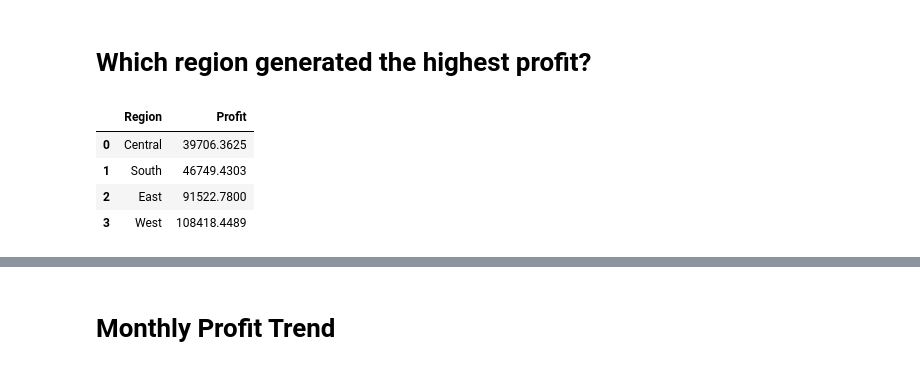
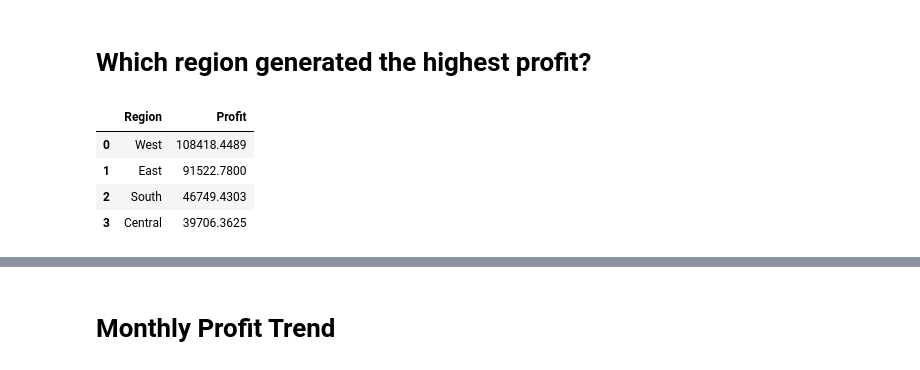
Before and after one commit to nilesh-2006/E-Commerce-Sales-Analysis, a Jupyter notebook: notebooks/05_profit_analysis.ipynb, the cells around one changed output, grey strips where cells are left out. Drawn from its saved outputs; the diff is of its cells as text; code cells hidden in the pictures.

```diff
--- a/notebooks/05_profit_analysis.ipynb
+++ b/notebooks/05_profit_analysis.ipynb
@@ -109,14 +109,14 @@ plt.show()
 # %% [markdown]
 # Which region generated the highest profit?
 # %%
-region_profit =(df.groupby("Region")["Profit"].sum().sort_values(ascending=True).reset_index())
+region_profit =(df.groupby("Region")["Profit"].sum().sort_values(ascending=False).reset_index())
 region_profit
 # %% [output]
 |  | Region | Profit |
-| 0 | Central | 39706.3625 |
-| 1 | South | 46749.4303 |
-| 2 | East | 91522.7800 |
-| 3 | West | 108418.4489 |
+| 0 | West | 108418.4489 |
+| 1 | East | 91522.7800 |
+| 2 | South | 46749.4303 |
+| 3 | Central | 39706.3625 |
 # %%
 import matplotlib.pyplot as plt
 
```
Also changed, not shown: parts of 1 cell of this notebook.
